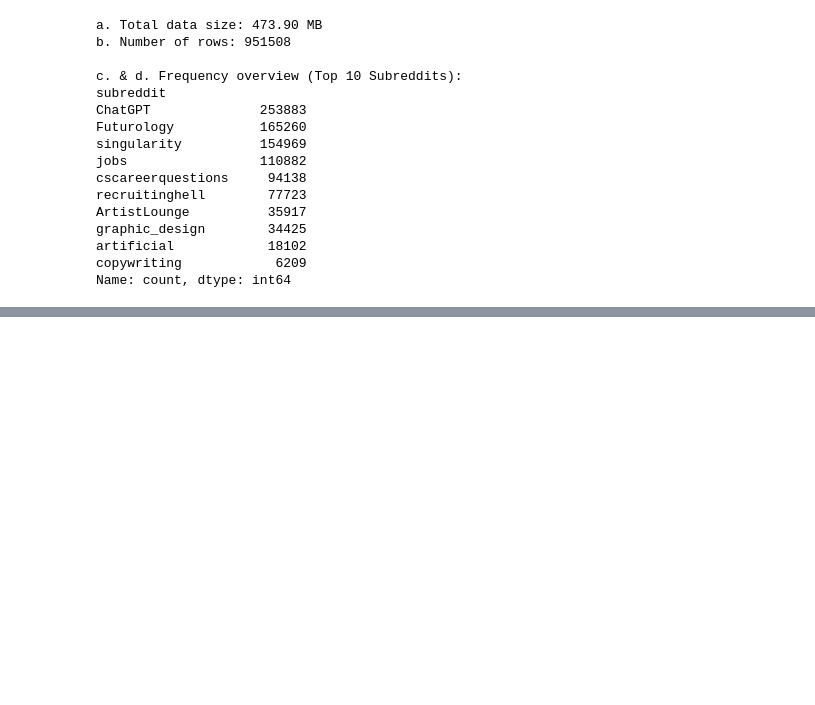
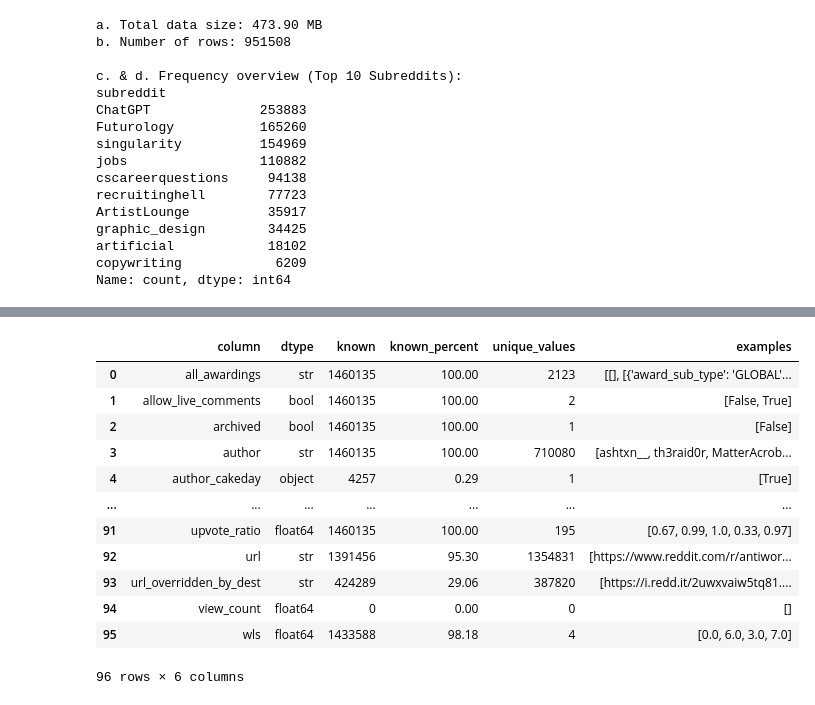
Before and after one commit to IlliaMartyniuk/reddit-dump-extractor, a Jupyter notebook: dataset_exploration.ipynb, the cells around one changed output, grey strips where cells are left out. Cells and saved outputs as stored; diff of their text form; code cells hidden in the pictures; blank space fills up the shorter version.

```diff
--- a/dataset_exploration.ipynb
+++ b/dataset_exploration.ipynb
@@ -44,0 +276,18 @@ Name: count, dtype: int64
+# %%
+from pathlib import Path
+import pandas as pd
+
+subscriber_values = []
+
+for file in Path("output").glob("RS_*.csv"):
+    temp = pd.read_csv(
+        file,
+        usecols=["subreddit", "subreddit_subscribers"],
+        low_memory=False
+    )
+
+    subscriber_values.append(temp)
+
+all_subscribers = pd.concat(subscriber_values, ignore_index=True)
+
+print(all_subscribers["subreddit_subscribers"].describe())
@@ -44,0 +486,44 @@ Name: count, dtype: int64
+# %%
+summary_rows = []
+
+for col in common_columns:
+    s = posts[col]
+
+    known = s.notna().sum()
+    total = len(s)
+    unique = s.nunique(dropna=True)
+
+    examples = (
+        s.dropna()
+        .astype(str)
+        .drop_duplicates()
+        .head(5)
+        .tolist()
+    )
+
+    summary_rows.append({
+        "column": col,
+        "dtype": str(s.dtype),
+        "known": known,
+        "known_percent": round(known / total * 100, 2),
+        "unique_values": unique,
+        "examples": examples
+    })
+
+summary = pd.DataFrame(summary_rows)
+
+summary
+# %% [output]
+|  | column | dtype | known | known_percent | unique_values | examples |
+| 0 | all_awardings | str | 1460135 | 100.00 | 2123 | [[], [{'award_sub_type': 'GLOBAL'... |
+| 1 | allow_live_comments | bool | 1460135 | 100.00 | 2 | [False, True] |
+| 2 | archived | bool | 1460135 | 100.00 | 1 | [False] |
+| 3 | author | str | 1460135 | 100.00 | 710080 | [ashtxn__, th3raid0r, MatterAcrob... |
+| 4 | author_cakeday | object | 4257 | 0.29 | 1 | [True] |
+| ... | ... | ... | ... | ... | ... | ... |
+| 91 | upvote_ratio | float64 | 1460135 | 100.00 | 195 | [0.67, 0.99, 1.0, 0.33, 0.97] |
+| 92 | url | str | 1391456 | 95.30 | 1354831 | [https://www.reddit.com/r/antiwor... |
+| 93 | url_overridden_by_dest | str | 424289 | 29.06 | 387820 | [https://i.redd.it/2uwxvaiw5tq81.... |
+| 94 | view_count | float64 | 0 | 0.00 | 0 | [] |
+| 95 | wls | float64 | 1433588 | 98.18 | 4 | [0.0, 6.0, 3.0, 7.0] |
+96 rows × 6 columns
```
Also changed, not shown: parts of 17 cells of this notebook, 5 other files.
